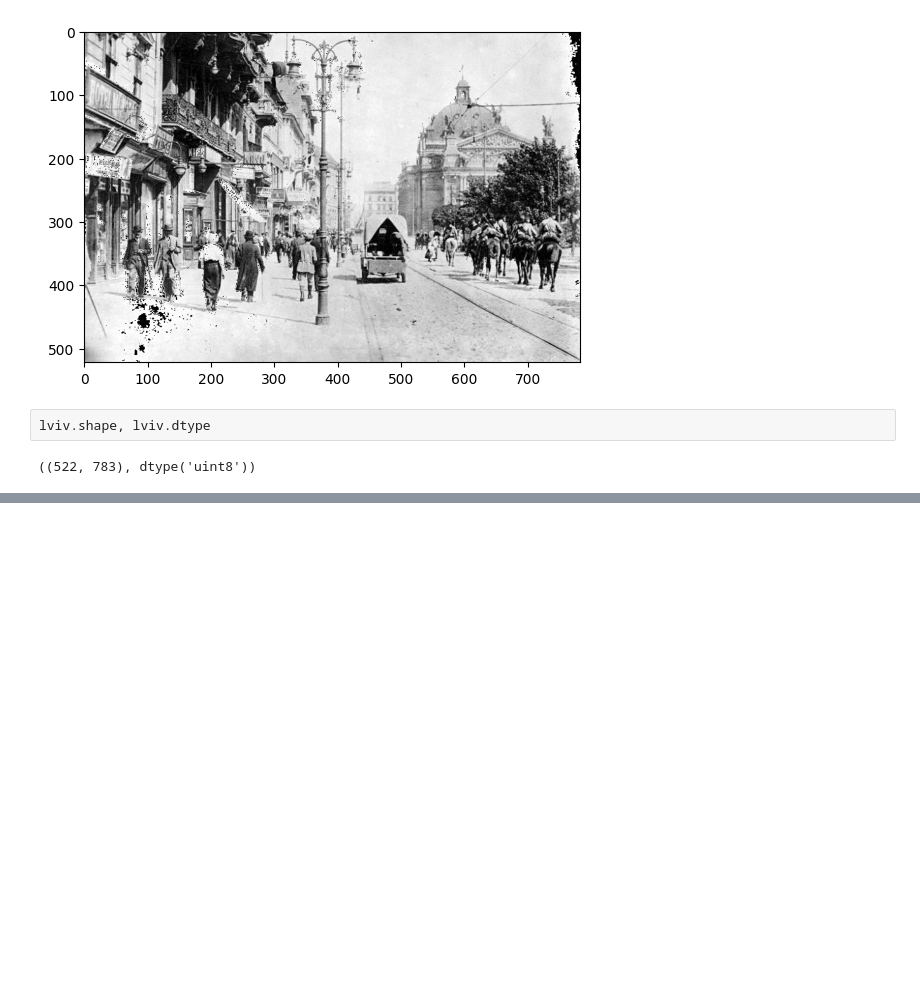
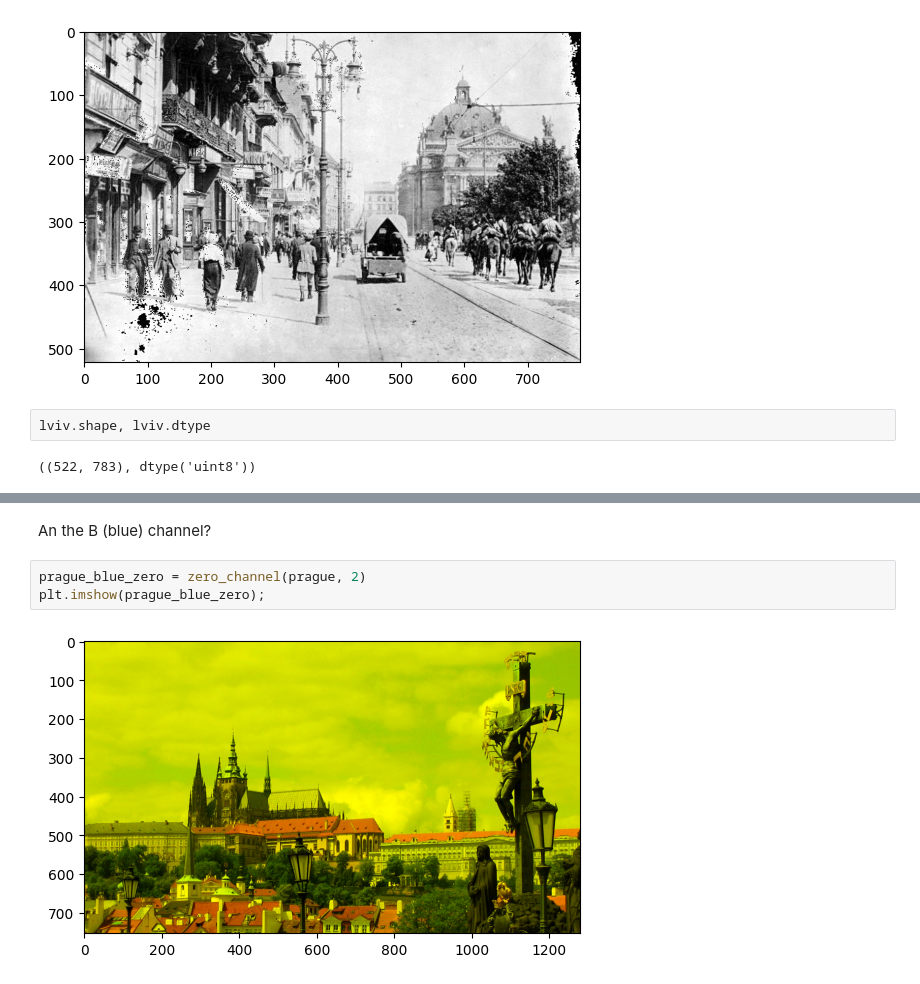
Before and after one commit to Hubert1225/New-Numpy-Matplotlib-examples, a Jupyter notebook: part-3-image-processing/1-analysis-and-edge-detection.ipynb, the cells around one changed output, grey strips where cells are left out. Drawn from its saved outputs; the diff is of its cells as text; blank space fills up the shorter version.

```diff
--- a/part-3-image-processing/1-analysis-and-edge-detection.ipynb
+++ b/part-3-image-processing/1-analysis-and-edge-detection.ipynb
@@ -45,0 +70,7 @@ lviv.shape, lviv.dtype
+# %% [markdown]
+An the B (blue) channel?
+# %%
+prague_blue_zero = zero_channel(prague, 2)
+plt.imshow(prague_blue_zero);
+# %% [output]
+[figure, added]
```
Also changed, not shown: parts of 24 cells of this notebook.
